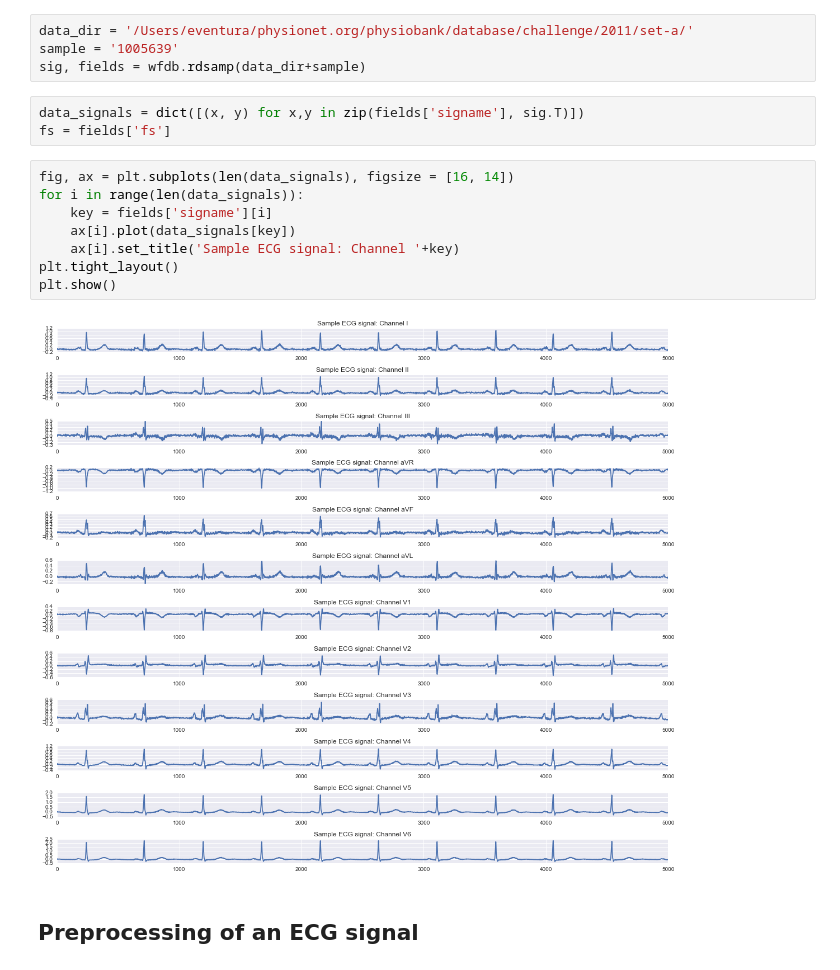
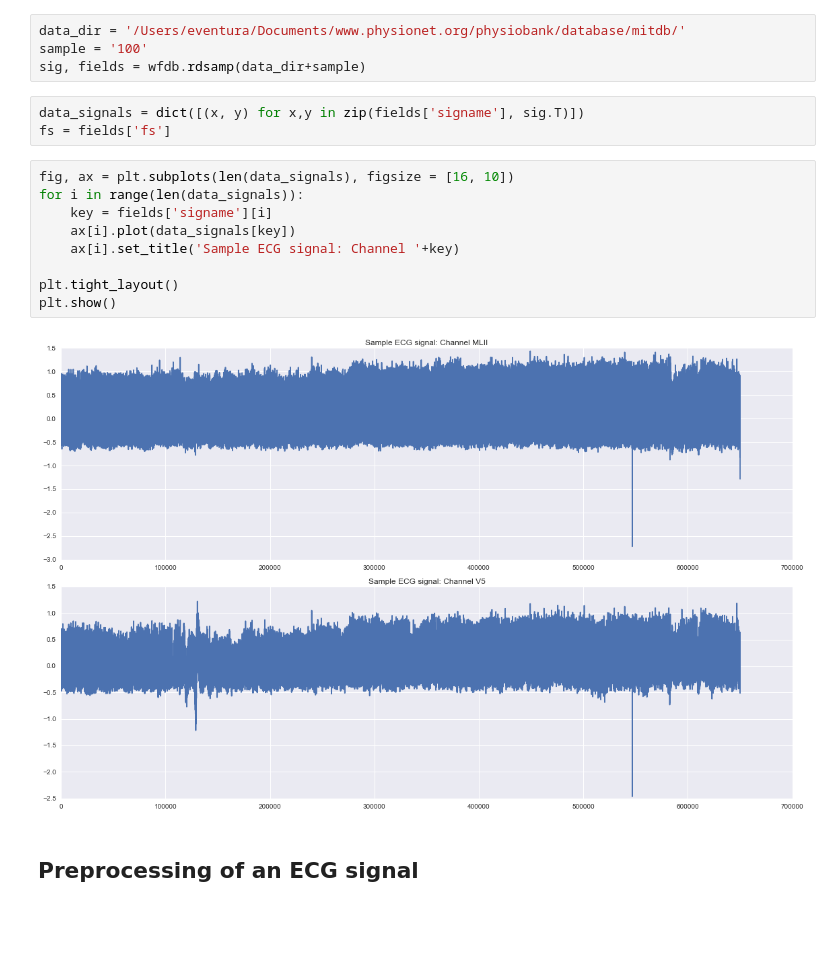
Before and after one commit to xmpuspus/ECG, a Jupyter notebook: notebooks/ecg_pipeline.ipynb, the cells around one changed output. Cells and saved outputs as stored; diff of their text form; blank space fills up the shorter version.

```diff
--- a/notebooks/ecg_pipeline.ipynb
+++ b/notebooks/ecg_pipeline.ipynb
@@ -21,22 +21,23 @@ pd.options.display.max_columns = 200
 # %% [markdown]
 ## Load data
 # %%
-data_dir = '/Users/eventura/physionet.org/physiobank/database/challenge/2011/set-a/'
-sample = '1005639'
+data_dir = '/Users/eventura/Documents/www.physionet.org/physiobank/database/mitdb/'
+sample = '100'
 sig, fields = wfdb.rdsamp(data_dir+sample)
 # %%
 data_signals = dict([(x, y) for x,y in zip(fields['signame'], sig.T)])
 fs = fields['fs']
 # %%
-fig, ax = plt.subplots(len(data_signals), figsize = [16, 14])
+fig, ax = plt.subplots(len(data_signals), figsize = [16, 10])
 for i in range(len(data_signals)):
     key = fields['signame'][i]
     ax[i].plot(data_signals[key])
     ax[i].set_title('Sample ECG signal: Channel '+key)
+
 plt.tight_layout()
 plt.show()
 # %% [output]
-[figure, old version]
+[figure, new version]
 # %% [markdown]
 ## Preprocessing of an ECG signal
 # %% [markdown]
```
Also changed, not shown: parts of 15 cells of this notebook.
